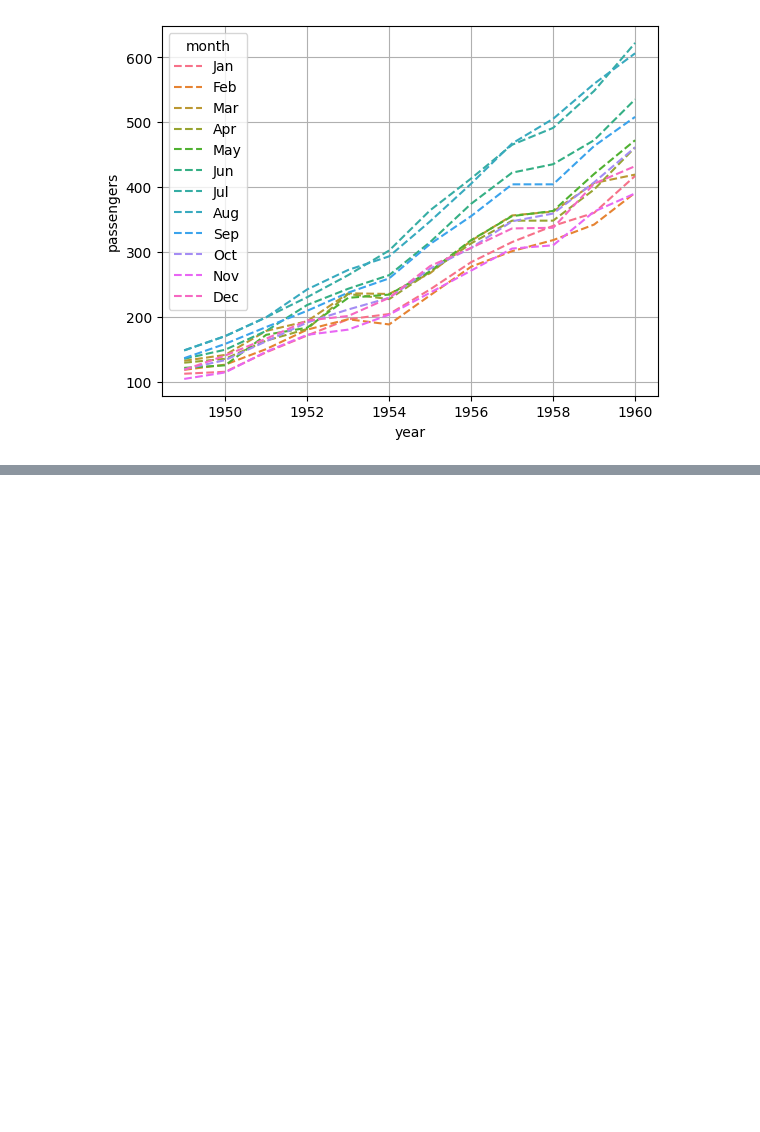
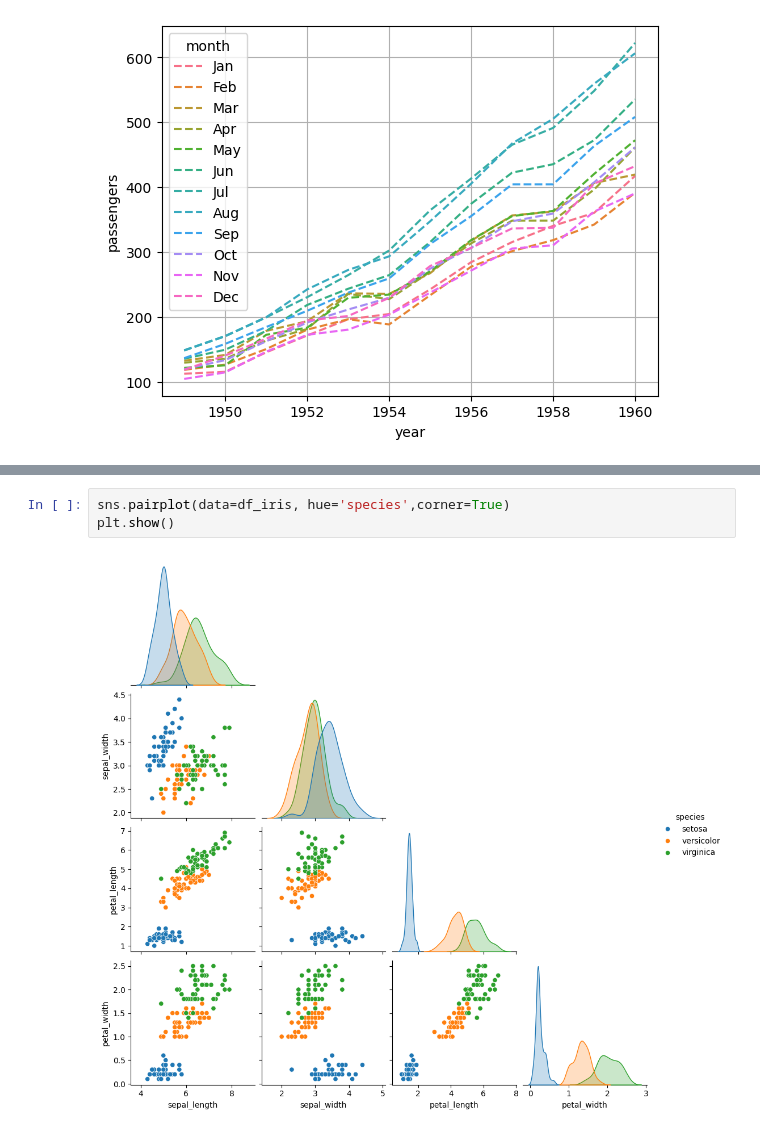
Before and after one commit to Maddox24425/Summer-Training, a Jupyter notebook: Day_14/Day_14.ipynb, the cells around one changed output, grey strips where cells are left out. Saved outputs shown, nothing was run; the diff lists cells and outputs as text; blank space fills up the shorter version.

```diff
--- a/Day_14/Day_14.ipynb
+++ b/Day_14/Day_14.ipynb
@@ -167,0 +199,5 @@ plt.grid()
+# %%
+sns.pairplot(data=df_iris, hue='species',corner=True)
+plt.show()
+# %% [output]
+[figure, added]
```
Also changed, not shown: parts of 9 cells of this notebook.
